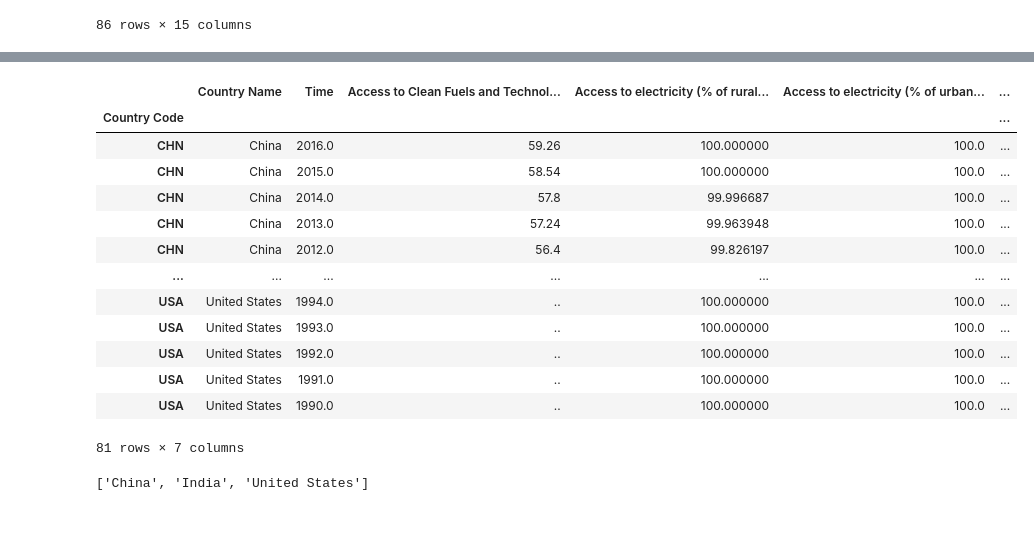
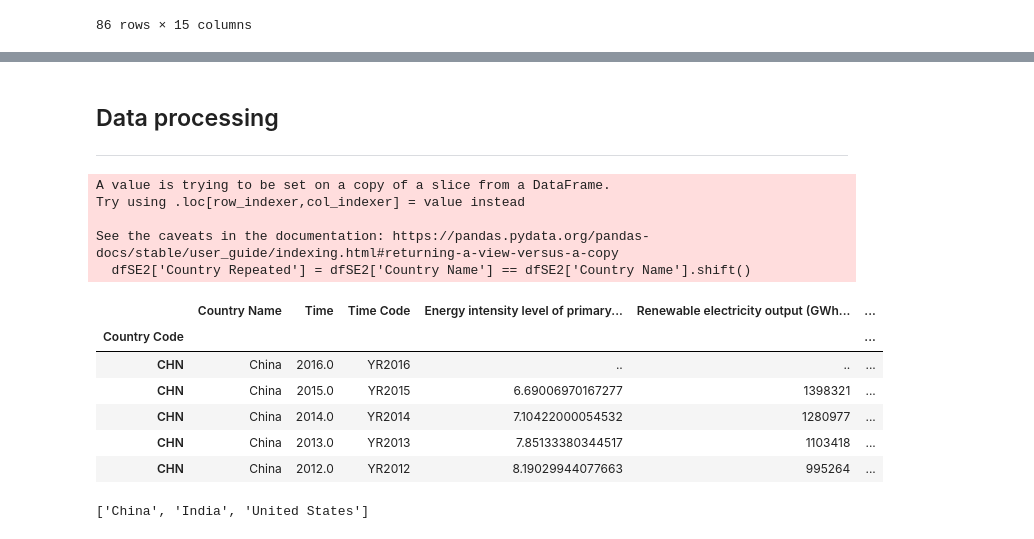
Before and after one commit to ximegargo012-droid/Energy, a Jupyter notebook: Energy.ipynb, the cells around one changed output, grey strips where cells are left out. Cells and saved outputs as stored; diff of their text form; code cells hidden in the pictures.

```diff
--- a/Energy.ipynb
+++ b/Energy.ipynb
@@ -64,22 +54,24 @@ display(dfSEAccess)
+# %% [markdown]
+## Data processing
+---
 # %%
-#Cheking repeated countries
-dfSEAccess['Country Repeated'] = dfSEAccess['Country Name'] == dfSEAccess['Country Name'].shift()
-display(dfSEAccess)
+#Chek for repeated countries
+dfSE2['Country Repeated'] = dfSE2['Country Name'] == dfSE2['Country Name'].shift()
+warnings.filterwarnings("ignore")
+display(dfSE2.head())
 # %% [output]
+A value is trying to be set on a copy of a slice from a DataFrame.
+Try using .loc[row_indexer,col_indexer] = value instead
+
+See the caveats in the documentation: https://pandas.pydata.org/pandas-docs/stable/user_guide/indexing.html#returning-a-view-versus-a-copy
+  dfSE2['Country Repeated'] = dfSE2['Country Name'] == dfSE2['Country Name'].shift()
-|  | Country Name | Time | Access to Clean Fuels and Technol... | Access to electricity (% of rural... | Access to electricity (% of urban... | ... |
+|  | Country Name | Time | Time Code | Energy intensity level of primary... | Renewable electricity output (GWh... | ... |
 | Country Code |  |  |  |  |  | ... |
-| CHN | China | 2016.0 | 59.26 | 100.000000 | 100.0 | ... |
-| CHN | China | 2015.0 | 58.54 | 100.000000 | 100.0 | ... |
-| CHN | China | 2014.0 | 57.8 | 99.996687 | 100.0 | ... |
-| CHN | China | 2013.0 | 57.24 | 99.963948 | 100.0 | ... |
-| CHN | China | 2012.0 | 56.4 | 99.826197 | 100.0 | ... |
-| ... | ... | ... | ... | ... | ... | ... |
-| USA | United States | 1994.0 | .. | 100.000000 | 100.0 | ... |
-| USA | United States | 1993.0 | .. | 100.000000 | 100.0 | ... |
-| USA | United States | 1992.0 | .. | 100.000000 | 100.0 | ... |
-| USA | United States | 1991.0 | .. | 100.000000 | 100.0 | ... |
-| USA | United States | 1990.0 | .. | 100.000000 | 100.0 | ... |
+| CHN | China | 2016.0 | YR2016 | .. | .. | ... |
+| CHN | China | 2015.0 | YR2015 | 6.69006970167277 | 1398321 | ... |
+| CHN | China | 2014.0 | YR2014 | 7.10422000054532 | 1280977 | ... |
+| CHN | China | 2013.0 | YR2013 | 7.85133380344517 | 1103418 | ... |
+| CHN | China | 2012.0 | YR2012 | 8.19029944077663 | 995264 | ... |
-81 rows × 7 columns
 # %%
 #Saving non-repeated countries
 NRep=[]
```
Also changed, not shown: parts of 32 cells of this notebook.
